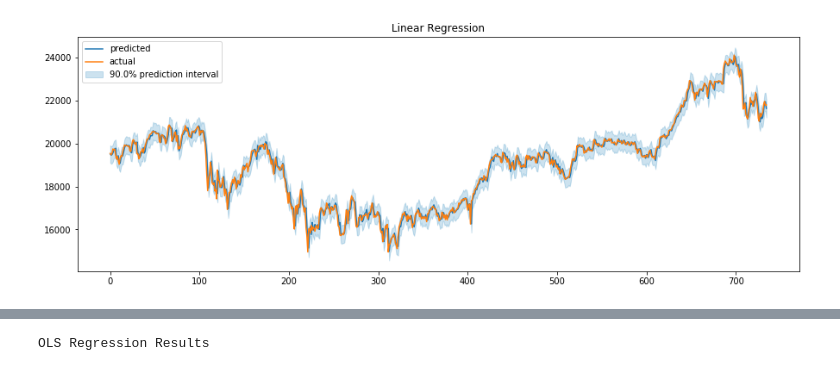
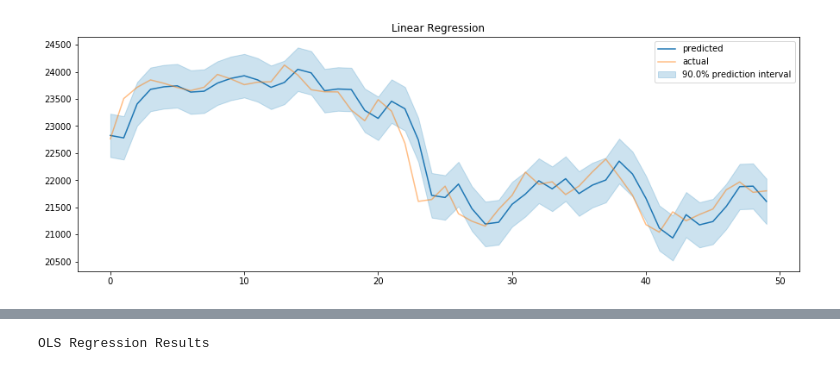
Before and after one commit to ksgwr/ReinforceLearningNotebooks, a Jupyter notebook: timeseries.ipynb, the cells around one changed output, grey strips where cells are left out. Cells and saved outputs as stored; diff of their text form; code cells hidden in the pictures.

```diff
--- a/timeseries.ipynb
+++ b/timeseries.ipynb
@@ -7,9 +25,15 @@
 # %%
 # 定数
+
+# 何時点まで遡ったデータを使うか
+LENGTH_OF_SEQUENCE = 50
 
 # 予測区間
 PREDICTION_INTERVAL=0.90
 PREDICTION_LABEL="{}% prediction interval".format(PREDICTION_INTERVAL*100)
+
+# 未使用データサイズ
+TEST_SIZE = 50
 # %%
 import pandas as pd
 
@@ -32,8 +94,6 @@ df[['closing_price']].plot(figsize=(15, 5), title="NikkeiHeikin timeseries")
 import numpy as np
 import random
 random.seed(0)
-
-LENGTH_OF_SEQUENCE = 50
 
 """
 create sequence x, y data
@@ -41,12 +101,18 @@ create sequence x, y data
 def load_data(data, maxlen, feature_x=['closing_price'], predict_y='closing_price'):
     features = data[feature_x]
     predict_col = data.columns.get_loc(predict_y)
+    I = []
     X = []
     Y = []
     for i in range(features.shape[0]-maxlen-1):
+        I.append(data.iloc[[i+maxlen]].index)
         X.append(features.iloc[i:i+maxlen].as_matrix())
         Y.append(np.array([data.iloc[i+maxlen, predict_col]]))
-    return np.array(X), np.array(Y)
+    return np.array(I), np.array(X), np.array(Y)
 
-(trainX, trainY) = load_data(df, LENGTH_OF_SEQUENCE)
+(trainIndex, trainX, trainY) = load_data(train_df, LENGTH_OF_SEQUENCE)
+(testIndex, testX, testY) = load_data(df, LENGTH_OF_SEQUENCE)
+testIndex = testIndex.reshape(-1)[len(trainY):]
+testX = testX.reshape(-1, LENGTH_OF_SEQUENCE)[len(trainX):]
+testY = testY.reshape(-1)[len(trainY):]
 # %%
@@ -188,21 +544,14 @@ test_linear_df.plot(figsize=(15, 5))
+# %%
+prstd_dash, iv_l_dash, iv_u_dash = wls_prediction_std(linear_clf, exog=np.insert(testX, 0, 1, axis=1), alpha=1-PREDICTION_INTERVAL)
+pre_dash = linear_clf.predict(exog=np.insert(testX, 0, 1, axis=1))
 # %%
-# 重回帰
-import statsmodels.api as sm
-from statsmodels.sandbox.regression.predstd import wls_prediction_std
-import matplotlib.pyplot as plt
-
-#linear_clf = sm.OLS(df["closing_price"], sm.add_constant(df[["starting_price"]])).fit()
-linear_clf = sm.OLS(trainY_1d, sm.add_constant(trainX_2d)).fit()
-
-prstd, iv_l, iv_u = wls_prediction_std(linear_clf, alpha=1-PREDICTION_INTERVAL)
-
 plt.figure(figsize=(15, 5))
-plt.plot(range(len(trainY_1d)), linear_clf.fittedvalues, label="predicted")
-plt.fill_between(range(len(trainY_1d)), iv_l, iv_u,
+plt.plot(range(len(prstd_dash)), pre_dash, label="predicted")
+plt.fill_between(range(len(prstd_dash)), iv_l_dash, iv_u_dash,
                  color='#0072B2', alpha=0.2, label=PREDICTION_LABEL)
-plt.plot(range(len(trainY_1d)), trainY_1d, label="actual")
+plt.plot(range(len(prstd_dash)), testY, label="actual", alpha=0.5)
 plt.title("Linear Regression")
 plt.legend()
 plt.show()
 # %% [output]
-[figure, old version]
+[figure, new version]
```
Also changed, not shown: parts of 35 cells of this notebook.
